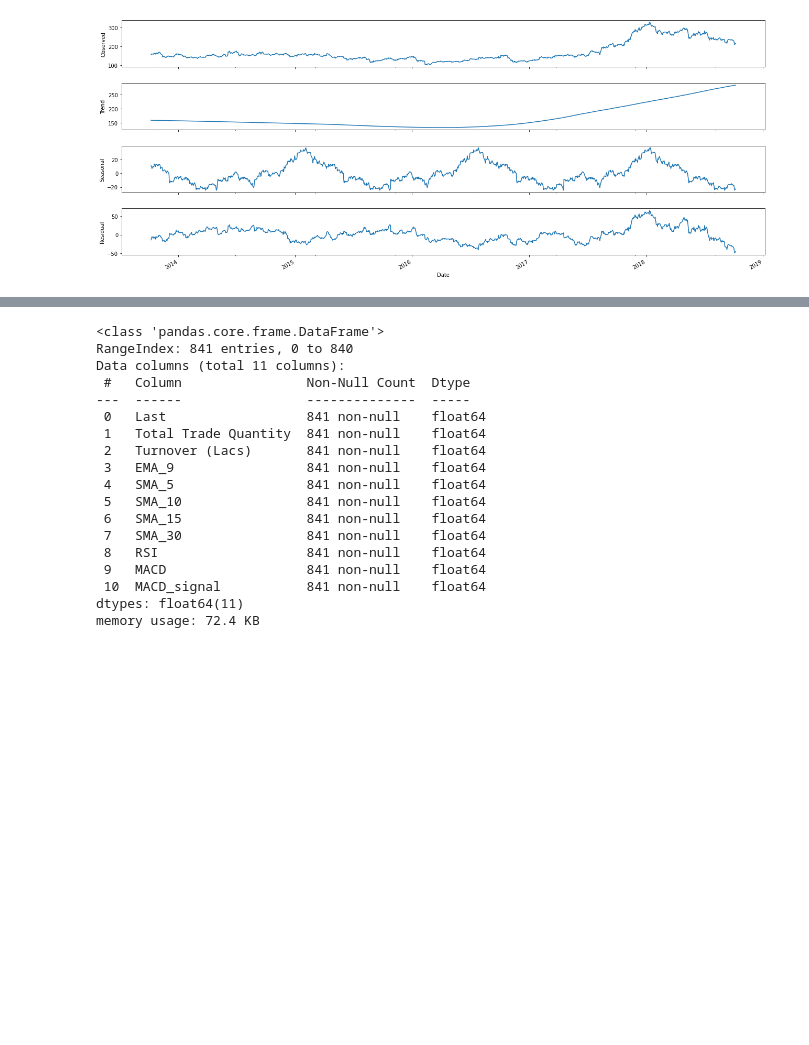
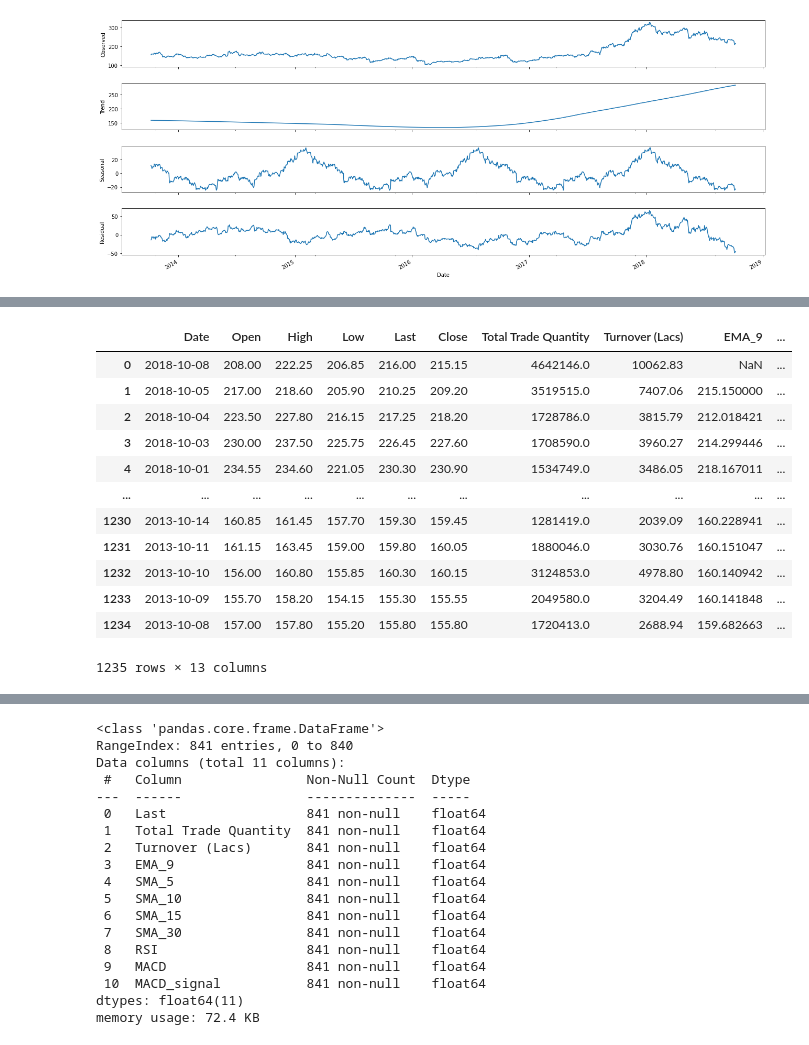
Before and after one commit to nvdai1506/predict_stock, a Jupyter notebook: XGBoost_jupyter.ipynb, the cells around one changed output, grey strips where cells are left out. Cells and saved outputs as stored; diff of their text form; code cells hidden in the pictures; blank space fills up the shorter version.

```diff
--- a/XGBoost_jupyter.ipynb
+++ b/XGBoost_jupyter.ipynb
@@ -89,6 +89,22 @@ fig.add_trace(go.Scatter(x=df.Date, y=df.Close, name='Close', opacity=0.2))
 fig.show()
 # %% [output]
 [interactive output not drawn]
+# %%
+df
+# %% [output]
+|  | Date | Open | High | Low | Last | Close | Total Trade Quantity | Turnover (Lacs) | EMA_9 | ... |
+| 0 | 2018-10-08 | 208.00 | 222.25 | 206.85 | 216.00 | 215.15 | 4642146.0 | 10062.83 | NaN | ... |
+| 1 | 2018-10-05 | 217.00 | 218.60 | 205.90 | 210.25 | 209.20 | 3519515.0 | 7407.06 | 215.150000 | ... |
+| 2 | 2018-10-04 | 223.50 | 227.80 | 216.15 | 217.25 | 218.20 | 1728786.0 | 3815.79 | 212.018421 | ... |
+| 3 | 2018-10-03 | 230.00 | 237.50 | 225.75 | 226.45 | 227.60 | 1708590.0 | 3960.27 | 214.299446 | ... |
+| 4 | 2018-10-01 | 234.55 | 234.60 | 221.05 | 230.30 | 230.90 | 1534749.0 | 3486.05 | 218.167011 | ... |
+| ... | ... | ... | ... | ... | ... | ... | ... | ... | ... | ... |
+| 1230 | 2013-10-14 | 160.85 | 161.45 | 157.70 | 159.30 | 159.45 | 1281419.0 | 2039.09 | 160.228941 | ... |
+| 1231 | 2013-10-11 | 161.15 | 163.45 | 159.00 | 159.80 | 160.05 | 1880046.0 | 3030.76 | 160.151047 | ... |
+| 1232 | 2013-10-10 | 156.00 | 160.80 | 155.85 | 160.30 | 160.15 | 3124853.0 | 4978.80 | 160.140942 | ... |
+| 1233 | 2013-10-09 | 155.70 | 158.20 | 154.15 | 155.30 | 155.55 | 2049580.0 | 3204.49 | 160.141848 | ... |
+| 1234 | 2013-10-08 | 157.00 | 157.80 | 155.20 | 155.80 | 155.80 | 1720413.0 | 2688.94 | 159.682663 | ... |
+1235 rows × 13 columns
 # %%
 #Relative Strength Index
 
```
Also changed, not shown: parts of 17 cells of this notebook, 2 other files.
